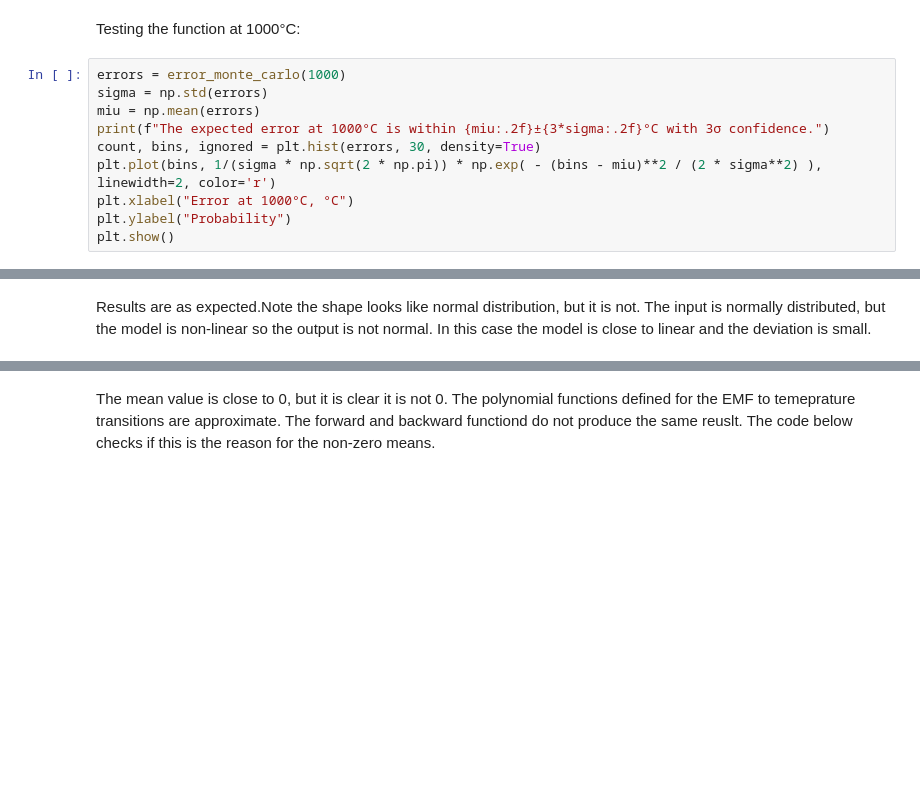
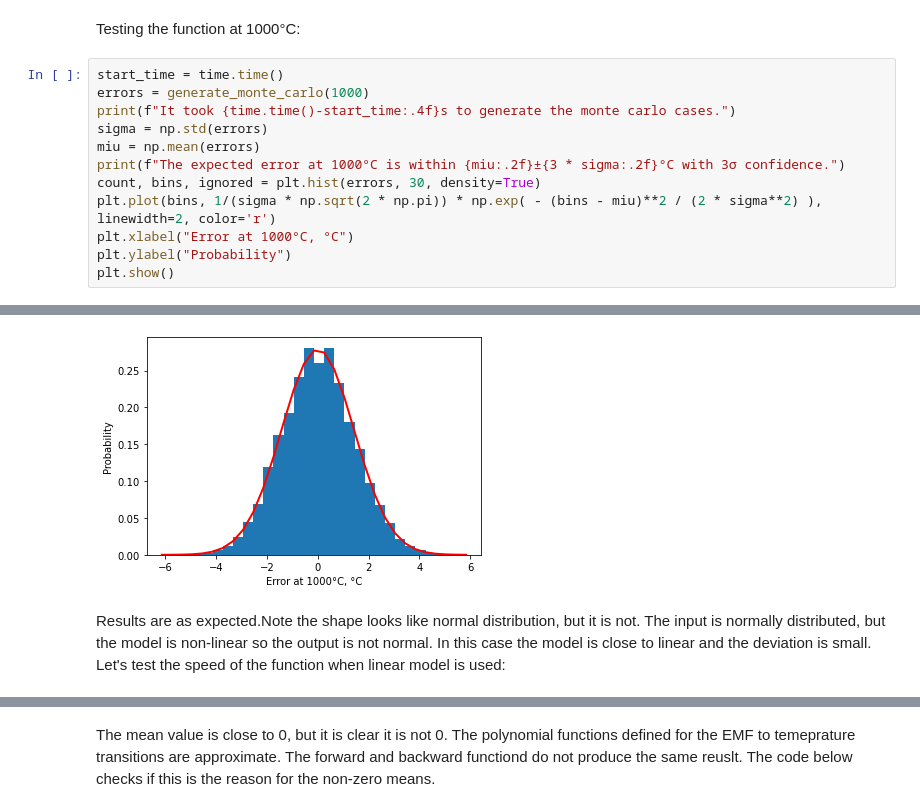
Before and after one commit to Chehlarov/Math-for-devs, a Jupyter notebook: 99 - TC project/N-type thermocouple accuracy calculation using Monte Carlo.ipynb, the cells around one changed output, grey strips where cells are left out. Cells and saved outputs as stored; diff of their text form; blank space fills up the shorter version.

```diff
--- a/99 - TC project/N-type thermocouple accuracy calculation using Monte Carlo.ipynb
+++ b/99 - TC project/N-type thermocouple accuracy calculation using Monte Carlo.ipynb
@@ -209,12 +217,15 @@ def range_of_error_monte_carlo(t, t_weld = None, t_cold_junction = None, number_
 # %% [markdown]
 Testing the function at 1000°C:
 # %%
-errors = error_monte_carlo(1000)
+start_time = time.time()
+errors = generate_monte_carlo(1000)
+print(f"It took {time.time()-start_time:.4f}s to generate the monte carlo cases.")
 sigma = np.std(errors)
 miu = np.mean(errors)
-print(f"The expected error at 1000°C is within {miu:.2f}±{3*sigma:.2f}°C with 3σ confidence.")
+print(f"The expected error at 1000°C is within {miu:.2f}±{3 * sigma:.2f}°C with 3σ confidence.")
 count, bins, ignored = plt.hist(errors, 30, density=True)
 plt.plot(bins, 1/(sigma * np.sqrt(2 * np.pi)) * np.exp( - (bins - miu)**2 / (2 * sigma**2) ), linewidth=2, color='r')
 plt.xlabel("Error at 1000°C, °C")
 plt.ylabel("Probability")
 plt.show()
+# %% [output]
@@ -221,2 +234,3 @@ plt.show()
+[figure, added]
 # %% [markdown]
-Results are as expected.Note the shape looks like normal distribution, but it is not. The input is normally distributed, but the model is non-linear so the output is not normal. In this case the model is close to linear and the deviation is small.
+Results are as expected.Note the shape looks like normal distribution, but it is not. The input is normally distributed, but the model is non-linear so the output is not normal. In this case the model is close to linear and the deviation is small. Let's test the speed of the function when linear model is used:
```
Also changed, not shown: parts of 14 cells of this notebook.
